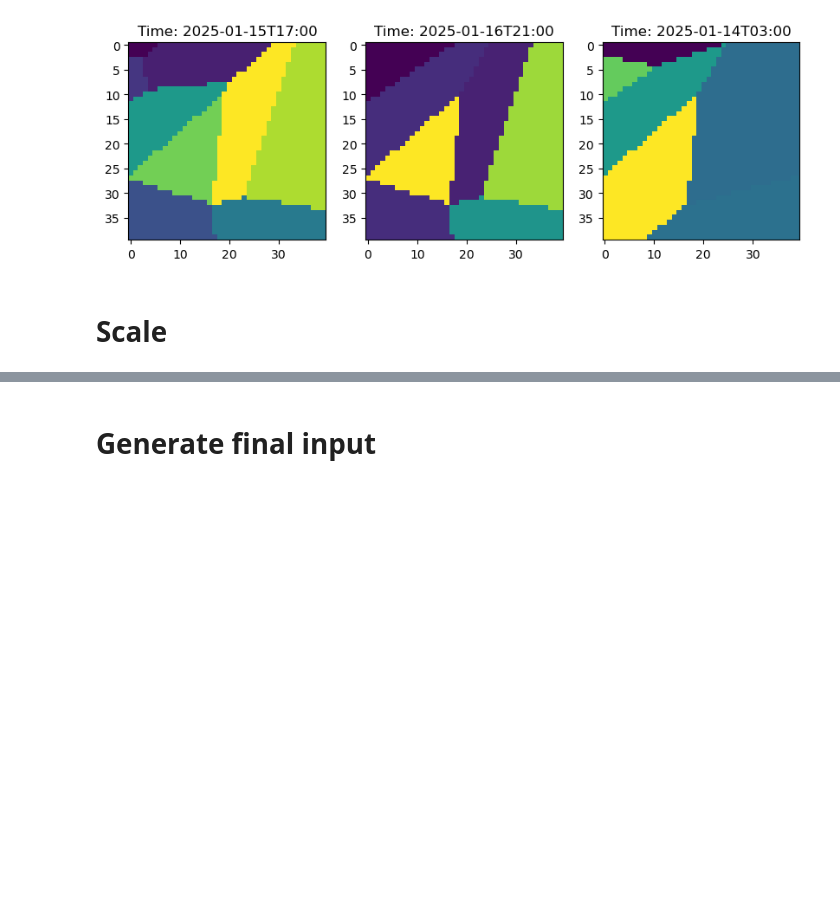
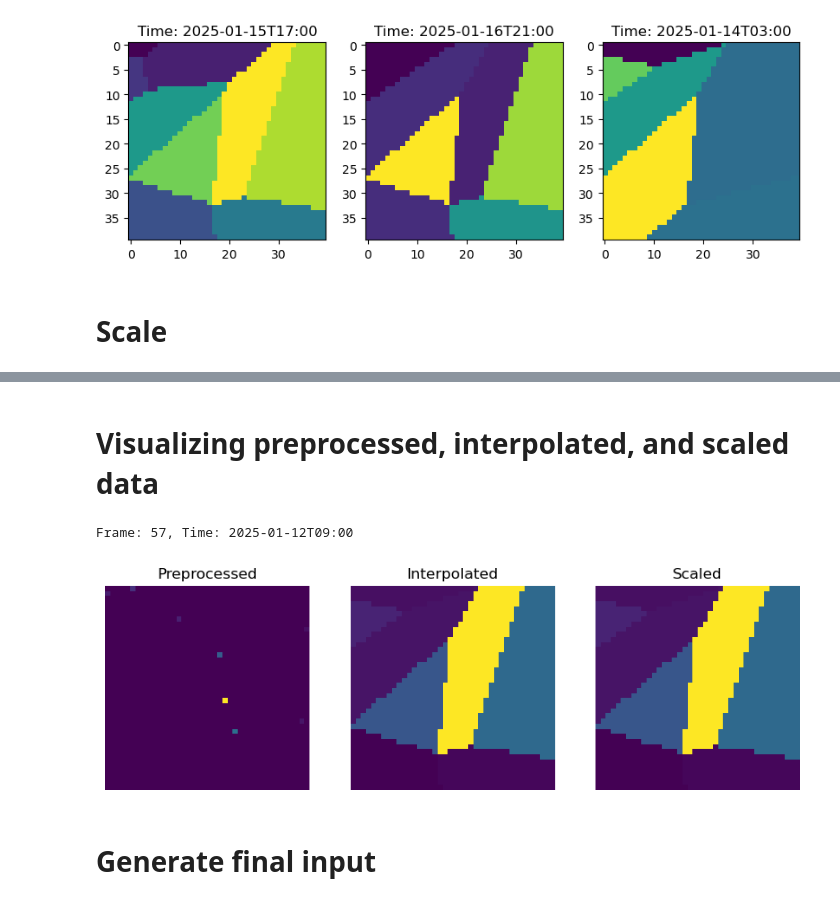
Before and after one commit to matthewgraca/hrrr-smoke-viz, a Jupyter notebook: data/airnow_data_pipeline.ipynb, the cells around one changed output, grey strips where cells are left out. Cells and saved outputs as stored; diff of their text form; code cells hidden in the pictures; blank space fills up the shorter version.

Commit message:
cleaned up preprocessing -- checks on data retrieval, data viz improvements

```diff
--- a/data/airnow_data_pipeline.ipynb
+++ b/data/airnow_data_pipeline.ipynb
@@ -257,3 +256,24 @@ Scaled Interpolated Grid-based AirNow Data
+# %% [markdown]
+# Visualizing preprocessed, interpolated, and scaled data
+# %%
+# compare all 3 levels
+randIdx = np.random.choice(range(0, len(list_inter)), replace=False)
+compare = [
+    ("Preprocessed", list_unInter[randIdx]),
+    ("Interpolated", list_inter[randIdx]),
+    ("Scaled", scaled_samples[randIdx])
+]
+print(f"Frame: {randIdx}, Time: {list_df[randIdx]['UTC'].iloc[0]}")
+fig, axes = plt.subplots(1, 3, figsize=(10, 4))
+for idx, ax in enumerate(axes):
+    ax.imshow(compare[idx][1])
+    ax.set_title(compare[idx][0])
+    ax.axis("off")
+
+plt.show()
+# %% [output]
+Frame: 57, Time: 2025-01-12T09:00
+[figure, added]
 # %% [markdown]
 # Generate final input
 # %%
```
Also changed, not shown: parts of 6 cells of this notebook.
